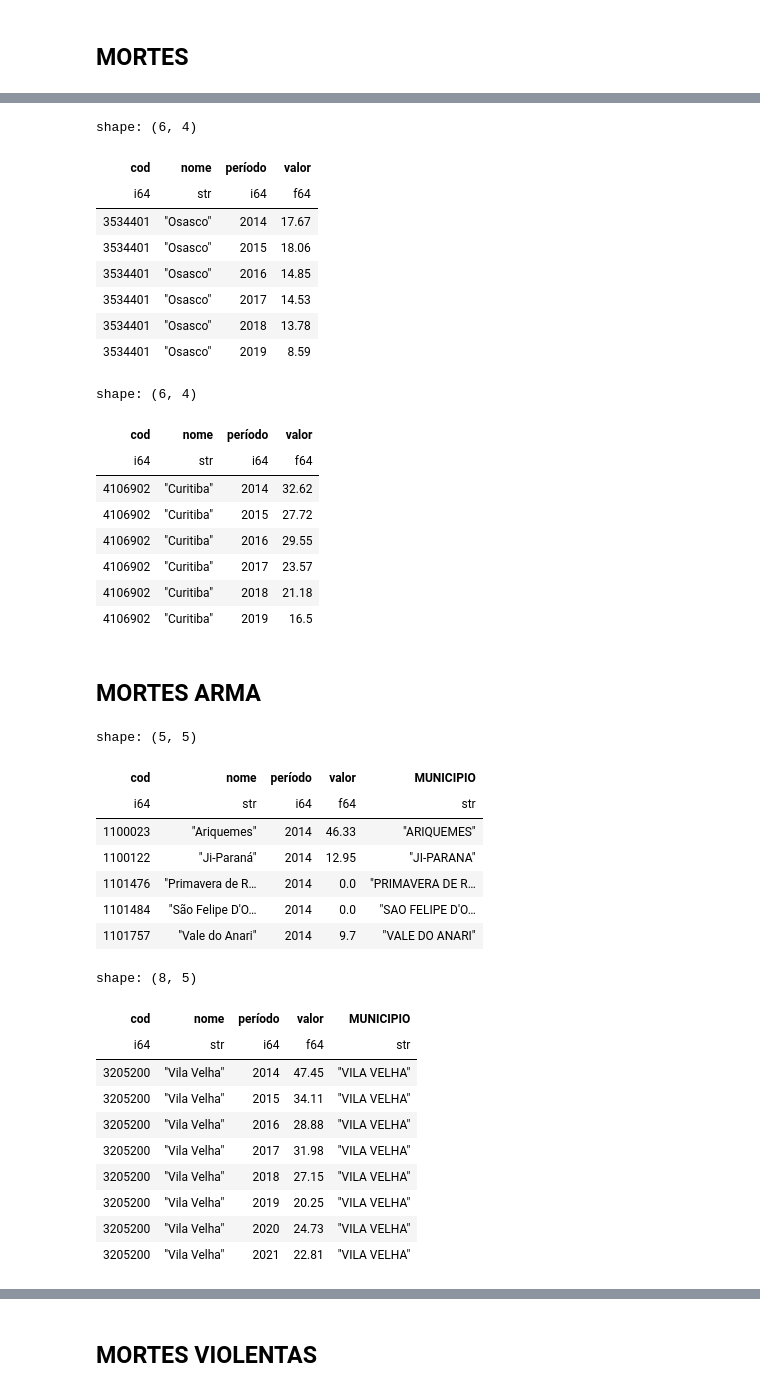
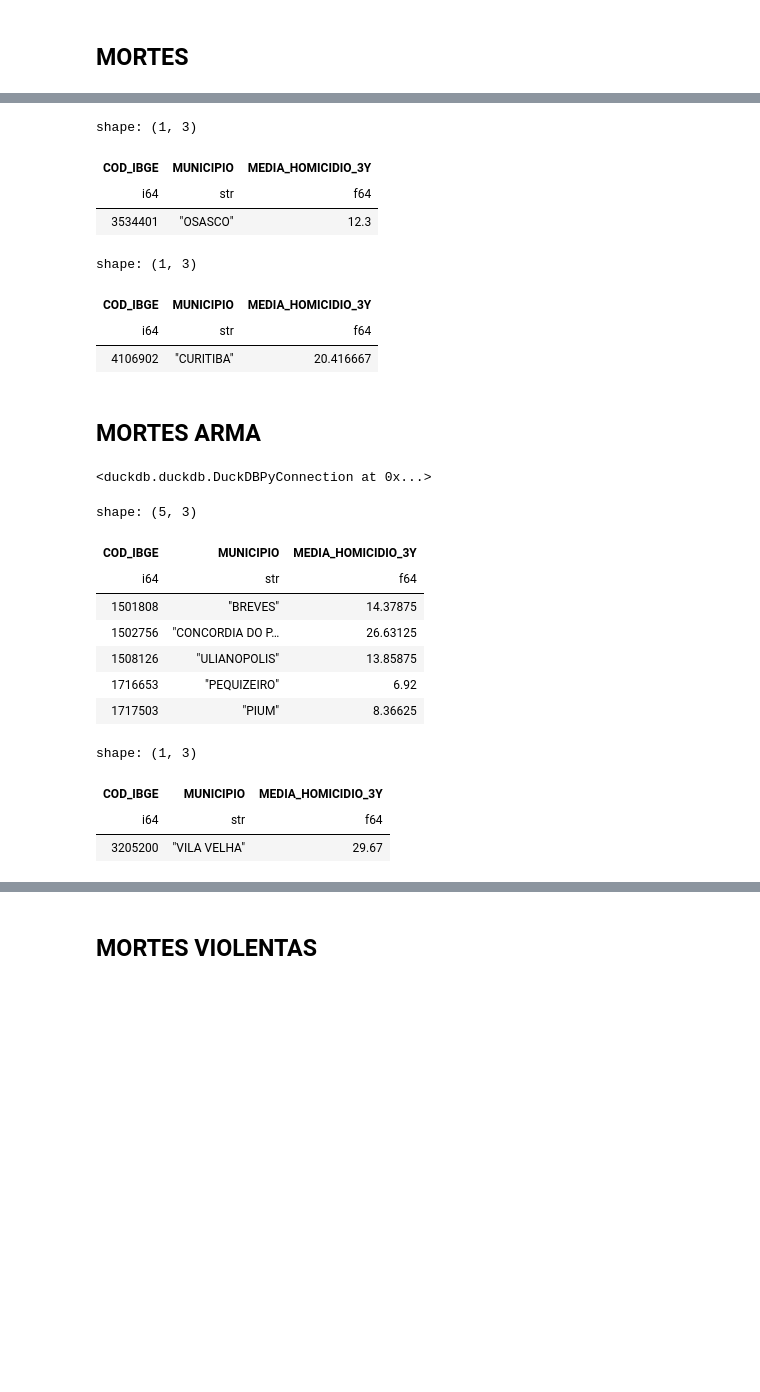
Before and after one commit to guilourenzo/analise_municipios, a Jupyter notebook: finding_home.ipynb, the cells around one changed output, grey strips where cells are left out. Saved outputs shown, nothing was run; the diff lists cells and outputs as text; code cells hidden in the pictures; blank space fills up the shorter version.

```diff
--- a/finding_home.ipynb
+++ b/finding_home.ipynb
@@ -201,58 +302,47 @@ shape: (5, 5)
 # %%
-homicidios.filter(pl.col('nome') == 'Osasco').sort('período')
+homicidios.filter(pl.col('MUNICIPIO') == 'OSASCO')
 # %% [output]
-shape: (6, 4)
+shape: (1, 3)
-| cod | nome | período | valor |
-| i64 | str | i64 | f64 |
-| 3534401 | "Osasco" | 2014 | 17.67 |
-| 3534401 | "Osasco" | 2015 | 18.06 |
-| 3534401 | "Osasco" | 2016 | 14.85 |
-| 3534401 | "Osasco" | 2017 | 14.53 |
-| 3534401 | "Osasco" | 2018 | 13.78 |
-| 3534401 | "Osasco" | 2019 | 8.59 |
+| COD_IBGE | MUNICIPIO | MEDIA_HOMICIDIO_3Y |
+| i64 | str | f64 |
+| 3534401 | "OSASCO" | 12.3 |
 # %%
-homicidios.filter(pl.col('nome') == 'Curitiba').sort('período')
+homicidios.filter(pl.col('MUNICIPIO') == 'CURITIBA')
 # %% [output]
-shape: (6, 4)
+shape: (1, 3)
-| cod | nome | período | valor |
-| i64 | str | i64 | f64 |
-| 4106902 | "Curitiba" | 2014 | 32.62 |
-| 4106902 | "Curitiba" | 2015 | 27.72 |
-| 4106902 | "Curitiba" | 2016 | 29.55 |
-| 4106902 | "Curitiba" | 2017 | 23.57 |
-| 4106902 | "Curitiba" | 2018 | 21.18 |
-| 4106902 | "Curitiba" | 2019 | 16.5 |
+| COD_IBGE | MUNICIPIO | MEDIA_HOMICIDIO_3Y |
+| i64 | str | f64 |
+| 4106902 | "CURITIBA" | 20.416667 |
 # %% [markdown]
 ## MORTES ARMA
 # %%
 hom_arma = pl.read_csv(os.path.join(DATA_PATH, 'taxa-de-homicidios-por-armas-de-fogo.csv'), separator=';') \
-                  .filter(pl.col('período') > 2013) \
+                  .filter(pl.col('período') > 2016) \
                   .with_columns(pl.col('nome').str.to_uppercase().alias('MUNICIPIO')) \
                   .with_columns(pl.col('MUNICIPIO').map_batches(custnorm).alias('MUNICIPIO')) \
-                  .unique()
+                  .unique() \
+                  .group_by(['cod', 'MUNICIPIO']).agg(pl.mean('valor').alias('MEDIA_HOM_ARMA_3Y')) \
+                  .rename({'cod': 'COD_IBGE'})
+# %%
+con.execute("""CREATE OR REPLACE TABLE hom_arma AS SELECT * FROM hom_arma ORDER BY 'COD_IBGE'""")
+# %% [output]
+<duckdb.duckdb.DuckDBPyConnection at 0x...>
 # %%
 hom_arma.head()
 # %% [output]
-shape: (5, 5)
+shape: (5, 3)
-| cod | nome | período | valor | MUNICIPIO |
-| i64 | str | i64 | f64 | str |
-| 1100023 | "Ariquemes" | 2014 | 46.33 | "ARIQUEMES" |
-| 1100122 | "Ji-Paraná" | 2014 | 12.95 | "JI-PARANA" |
-| 1101476 | "Primavera de R… | 2014 | 0.0 | "PRIMAVERA DE R… |
-| 1101484 | "São Felipe D'O… | 2014 | 0.0 | "SAO FELIPE D'O… |
-| 1101757 | "Vale do Anari" | 2014 | 9.7 | "VALE DO ANARI" |
+| COD_IBGE | MUNICIPIO | MEDIA_HOMICIDIO_3Y |
+| i64 | str | f64 |
+| 1501808 | "BREVES" | 14.37875 |
+| 1502756 | "CONCORDIA DO P… | 26.63125 |
+| 1508126 | "ULIANOPOLIS" | 13.85875 |
+| 1716653 | "PEQUIZEIRO" | 6.92 |
+| 1717503 | "PIUM" | 8.36625 |
 # %%
-hom_arma.filter(pl.col('cod') == 3205200 ).sort('período')
+hom_arma.filter(pl.col('COD_IBGE') == 3205200 )
 # %% [output]
-shape: (8, 5)
+shape: (1, 3)
-| cod | nome | período | valor | MUNICIPIO |
-| i64 | str | i64 | f64 | str |
-| 3205200 | "Vila Velha" | 2014 | 47.45 | "VILA VELHA" |
-| 3205200 | "Vila Velha" | 2015 | 34.11 | "VILA VELHA" |
-| 3205200 | "Vila Velha" | 2016 | 28.88 | "VILA VELHA" |
-| 3205200 | "Vila Velha" | 2017 | 31.98 | "VILA VELHA" |
-| 3205200 | "Vila Velha" | 2018 | 27.15 | "VILA VELHA" |
-| 3205200 | "Vila Velha" | 2019 | 20.25 | "VILA VELHA" |
-| 3205200 | "Vila Velha" | 2020 | 24.73 | "VILA VELHA" |
-| 3205200 | "Vila Velha" | 2021 | 22.81 | "VILA VELHA" |
+| COD_IBGE | MUNICIPIO | MEDIA_HOMICIDIO_3Y |
+| i64 | str | f64 |
+| 3205200 | "VILA VELHA" | 29.67 |
 # %%
```
Also changed, not shown: parts of 83 cells of this notebook, 15 other files.
